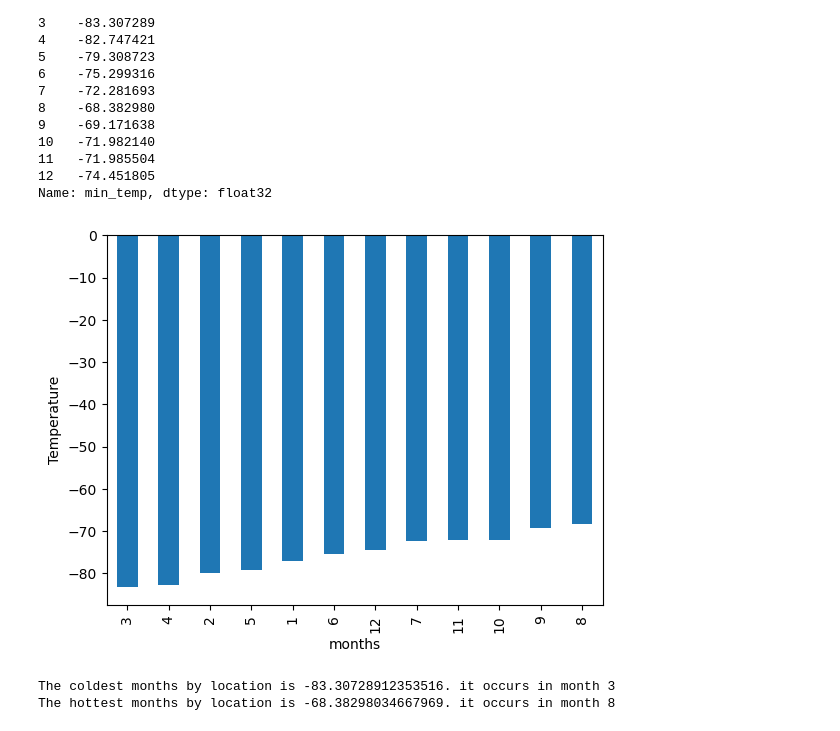
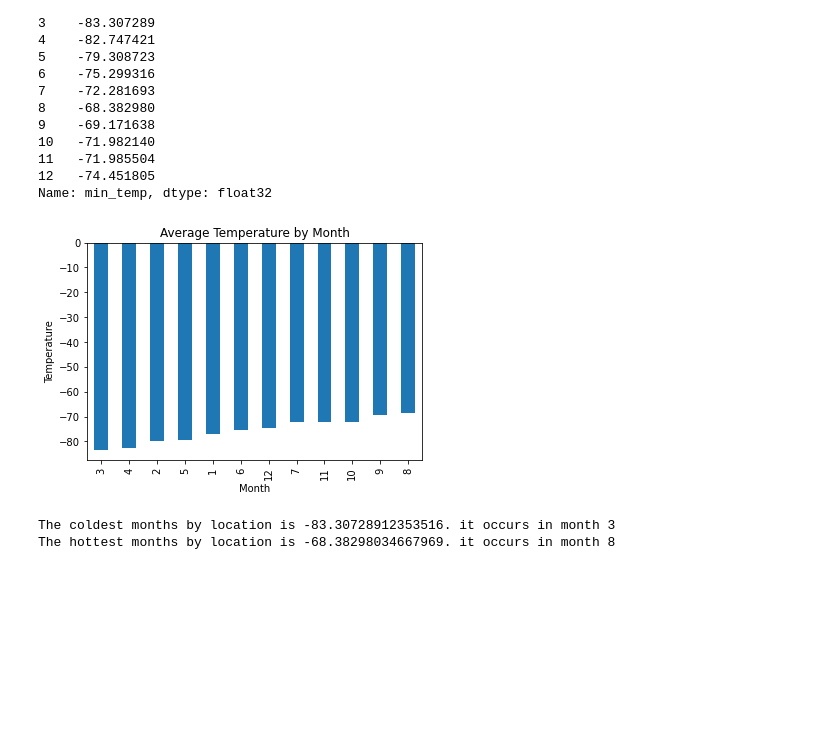
Before and after one commit to gasconma1960/Mission-to-Mars, a Jupyter notebook: part_2_mars_weather.ipynb, the cells around one changed output. Saved outputs shown, nothing was run; the diff lists cells and outputs as text; code cells hidden in the pictures; blank space fills up the shorter version.

```diff
--- a/part_2_mars_weather.ipynb
+++ b/part_2_mars_weather.ipynb
@@ -183,11 +181,12 @@ Name: min_temp, dtype: float32
 # %%
 # Plot the average temperature by month
 average_temp.sort_values().plot(kind='bar')
 plt.ylabel ('Temperature')
-plt.xlabel('months')
+plt.xlabel('Month')
+plt.title ('Average Temperature by Month')
 plt.show()
 # %% [output]
-[figure, old version]
+[figure, new version]
 # %%
 # Identify the coldest and hottest months in Curiosity's location
 print(f"The coldest months by location is {average_temp.min()}. it occurs in month {average_temp.argmin()+1}")
```
Also changed, not shown: parts of 10 cells of this notebook, 2 other files.
